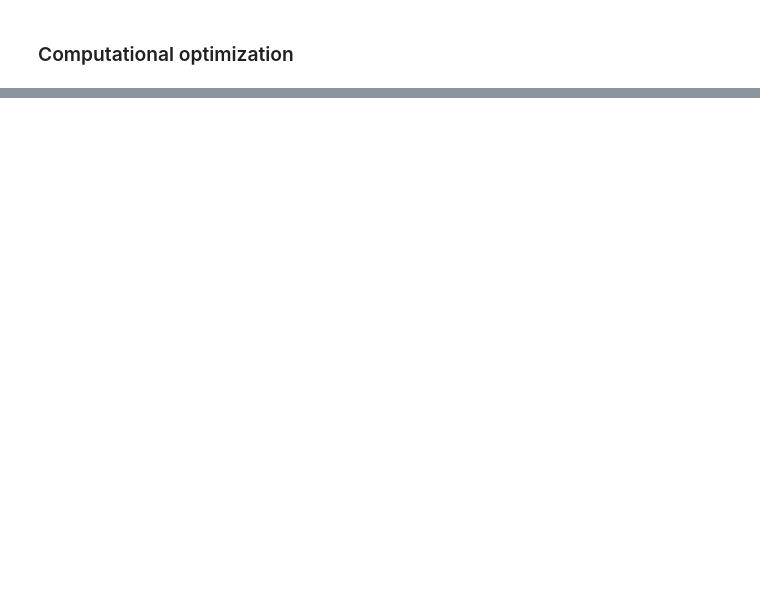
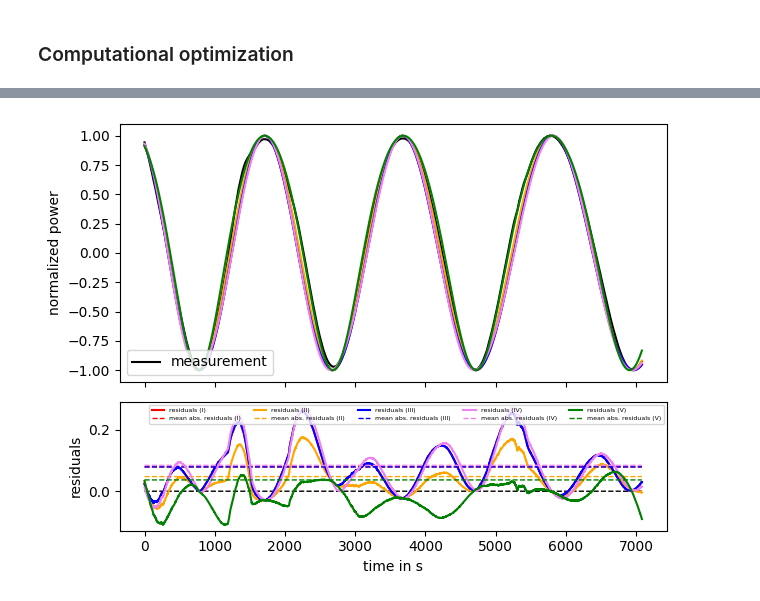
Before and after one commit to leo1200/thin-films, a Jupyter notebook: notebooks/one_growing_layer.ipynb, the cells around one changed output, grey strips where cells are left out. Drawn from its saved outputs; the diff is of its cells as text; code cells hidden in the pictures; blank space fills up the shorter version.

```diff
--- a/notebooks/one_growing_layer.ipynb
+++ b/notebooks/one_growing_layer.ipynb
@@ -422,0 +302,89 @@ print(final_thickness)
+# %%
+from reflax import power_forward_residuals
+from reflax.forward_model.variable_layer_size import normalized_forward_model
+import optimistix as optx
+
+initial_guess_x = jnp.array([initial_layer_thickness, layer_growing_rate, layer_growing_acceleration])
+power_measured_z = (power_measured - 0.5 * (jnp.min(power_measured) + jnp.max(power_measured))) / (0.5 * (jnp.max(power_measured) - jnp.min(power_measured)))
+
+# init plot
+fig, (ax1, ax2) = plt.subplots(2, 1, gridspec_kw={'height_ratios': [2, 1]}, sharex=True)
+ax1.plot(time_points_measured, power_measured_z, label="measurement", color="black")
+
+ax1.legend(loc="lower left")
+ax1.set_ylabel("normalized power")
+
+ax2.set_xlabel("time in s")
+ax2.set_ylabel("residuals")
+
+ax2.plot(time_points_measured, jnp.zeros_like(time_points_measured), '--k', linewidth=1)
+
+# ========================== Optim. and Residuals ==========================
+
+def optim_and_res(model, model_str, color):
+
+    def residuals(params, consts):
+        initial_thickness, growth_velocity, growth_acceleration = params * initial_guess_x
+        power_model_z = normalized_forward_model(
+            model,
+            setup_params = setup_params,
+            optics_params = optics_params,
+            static_layer_params = static_layer_params,
+            variable_layer_params = variable_layer_params, # ._replace(permittivities = variable_layer_permittivity),
+            variable_layer_thicknesses = initial_thickness + growth_velocity * time_points_measured + 1/2 * growth_acceleration * time_points_measured ** 2,
+            backside_mode = backside_mode
+        )
+
+        residuals = power_measured_z - power_model_z
+
+        return residuals
+
+    initial_guess = jnp.array([1.0, 1.0, 1.0])
+
+    solver = optx.LevenbergMarquardt(
+        rtol=1e-8, atol=1e-8
+    )
+
+    sol = optx.least_squares(residuals, solver, initial_guess).value
+
+    initial_thickness, growth_velocity, growth_acceleration = sol * initial_guess_x
+
+    final_thickness = initial_thickness + growth_velocity * time_points_measured[-1] + 1/2 * growth_acceleration * time_points_measured[-1] ** 2
+
+    print("Thickness Results Model " + model_str)
+    print(initial_thickness)
+    print(final_thickness)
+
+    power_model_z = normalized_forward_model(
+            model,
+            setup_params = setup_params,
+            optics_params = optics_params,
+            static_layer_params = static_layer_params,
+            variable_layer_params = variable_layer_params, # ._replace(permittivities = variable_layer_permittivity),
+            variable_layer_thicknesses = initial_thickness + growth_velocity * time_points_measured + 1/2 * growth_acceleration * time_points_measured ** 2,
+            backside_mode = backside_mode
+    )
+
+    ax1.plot(time_points_measured, power_model_z, label="model, one layer, no reflections ({})".format(model_str), color=color)
+
+    residuals_model_z = power_measured_z - power_model_z
+
+    ax2.plot(time_points_measured, residuals_model_z, label="residuals ({})".format(model_str), color=color)
+    ax2.plot(time_points_measured, jnp.mean(jnp.abs(residuals_model_z)) * jnp.ones_like(time_points_measured), '--', linewidth=1, label="mean abs. residuals ({})".format(model_str), color = color)
+
+# ============================================================================
+
+optim_and_res(0, "I", "red")
+optim_and_res(1, "II", "orange")
+optim_and_res(2, "III", "blue")
+optim_and_res(3, "IV", "violet")
+optim_and_res(4, "V", "green")
+num_models = 5
+
+ax2.legend(loc="upper right", ncol=num_models, fontsize=4.5)
+plt.tight_layout()
+plt.show()
+
+# save plot as high res png
+fig.savefig("res.png", dpi=300)
+# %% [output]
@@ -422,0 +406 @@ print(final_thickness)
+[figure, added]
```
Also changed, not shown: parts of 11 cells of this notebook, 10 other files.
